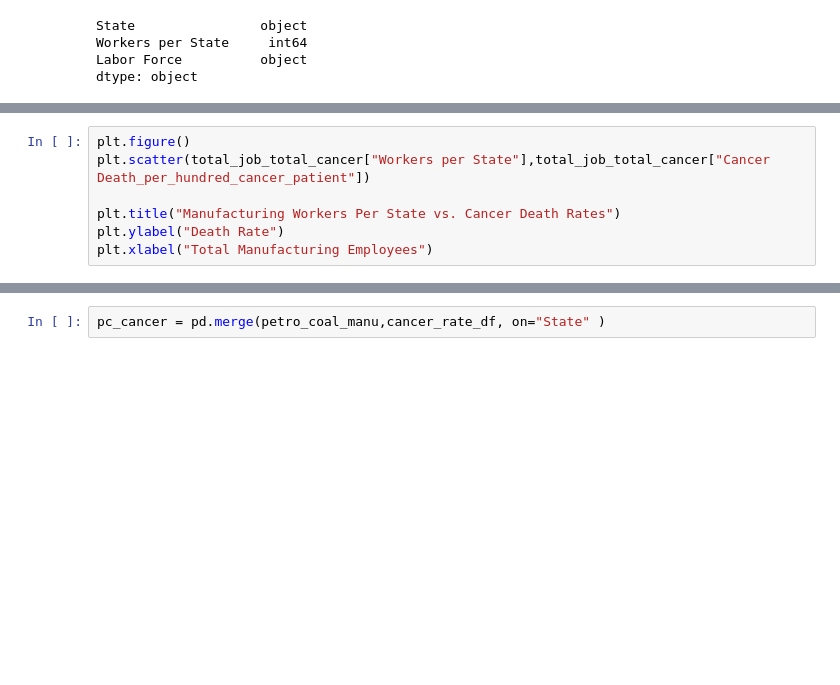
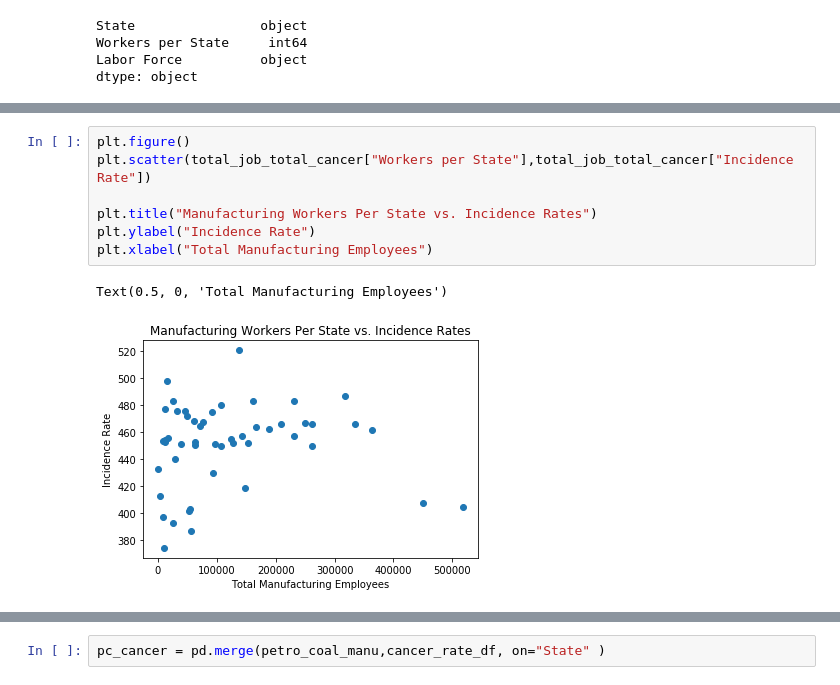
Before and after one commit to settinge/Cancer-and-Nonbiological-Variables, a Jupyter notebook: Merged_Data_and_Visualizations.ipynb, the cells around one changed output, grey strips where cells are left out. Saved outputs shown, nothing was run; the diff lists cells and outputs as text; blank space fills up the shorter version.

```diff
--- a/Merged_Data_and_Visualizations.ipynb
+++ b/Merged_Data_and_Visualizations.ipynb
@@ -60,10 +180,13 @@ plt.xlabel("Total Manufacturing Employees")
 # %%
 plt.figure()
-plt.scatter(total_job_total_cancer["Workers per State"],total_job_total_cancer["Cancer Death_per_hundred_cancer_patient"])
+plt.scatter(total_job_total_cancer["Workers per State"],total_job_total_cancer["Incidence Rate"])
 
-plt.title("Manufacturing Workers Per State vs. Cancer Death Rates")
-plt.ylabel("Death Rate")
+plt.title("Manufacturing Workers Per State vs. Incidence Rates")
+plt.ylabel("Incidence Rate")
 plt.xlabel("Total Manufacturing Employees")
+# %% [output]
+Text(0.5, 0, 'Total Manufacturing Employees')
+[figure, added]
 # %%
 #Determining the pearson correlation between workes per state and cancer deaths per hunder cancer patients
 x_axis= total_job_total_cancer["Workers per State"]
```
Also changed, not shown: parts of 33 cells of this notebook, 1 other file.
